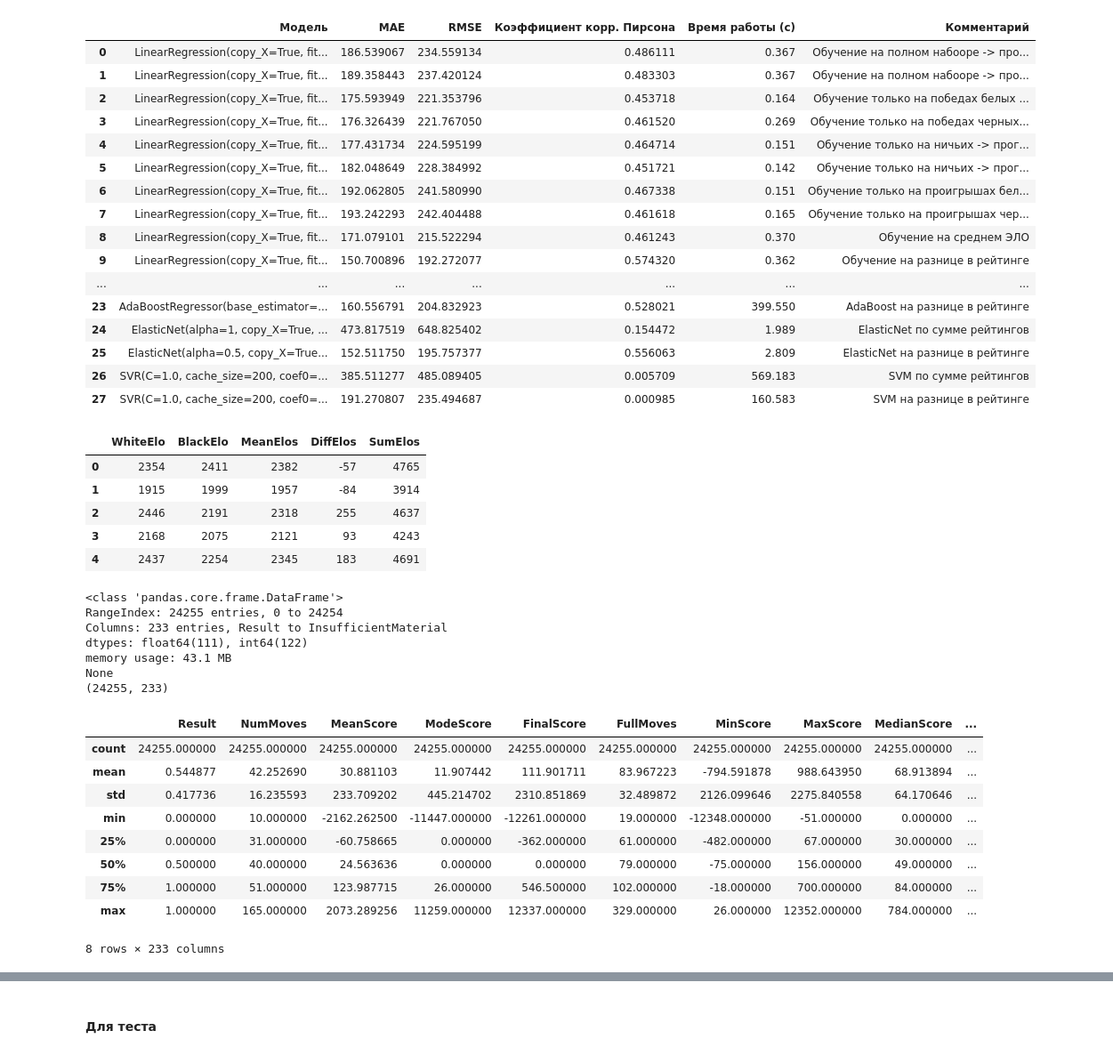
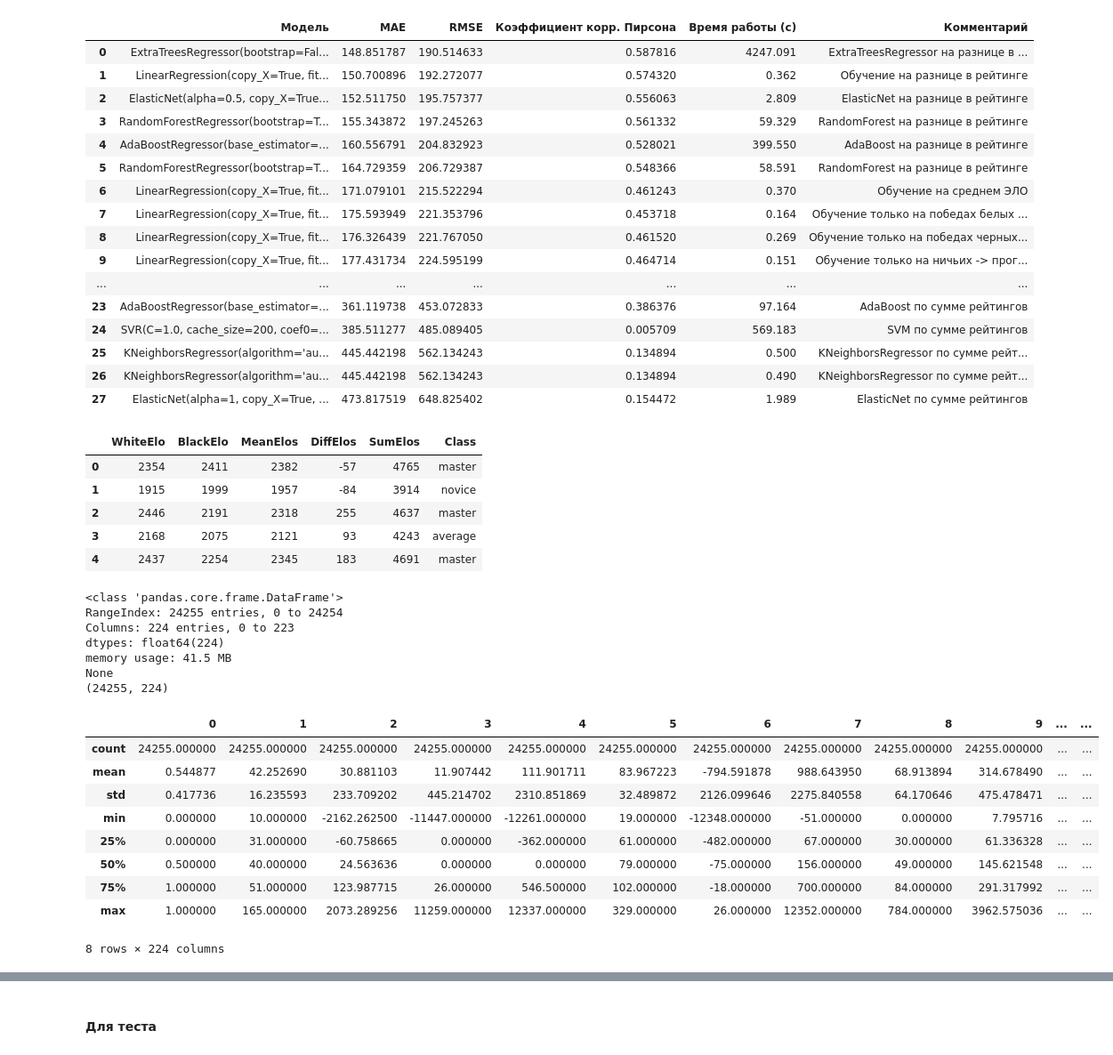
Before and after one commit to polinarod/PredictingRaitings, a Jupyter notebook: models/extra_trees_reg.ipynb, the cells around one changed output, grey strips where cells are left out. Shown: that part at 89% size. Drawn from its saved outputs; the diff is of its cells as text; code cells hidden in the pictures.

Commit message:
modeling by groups

```diff
--- a/models/extra_trees_reg.ipynb
+++ b/models/extra_trees_reg.ipynb
@@ -20,62 +20,63 @@ from sklearn.externals import joblib
 rand_st=4
 #simplefilter("ignore")
 # %%
-#output=pd.read_excel(r'C:\Users\Asus\PredictingRatings\models\results.xlsx')
-output=pd.read_excel(r'C:\Users\vznam\Downloads\PredictingRatings-master\models\results.xlsx')
+output=pd.read_excel(r'C:\Users\Asus\PredictingRatings\models\results.xlsx')
+#output=pd.read_excel(r'C:\Users\vznam\Downloads\PredictingRatings-master\models\results.xlsx')
 output
 # %% [output]
 |  | Модель | MAE | RMSE | Коэффициент корр. Пирсона | Время работы (c) | Комментарий |
-| 0 | LinearRegression(copy_X=True, fit... | 186.539067 | 234.559134 | 0.486111 | 0.367 | Обучение на полном набооре -> про... |
-| 1 | LinearRegression(copy_X=True, fit... | 189.358443 | 237.420124 | 0.483303 | 0.367 | Обучение на полном набооре -> про... |
-| 2 | LinearRegression(copy_X=True, fit... | 175.593949 | 221.353796 | 0.453718 | 0.164 | Обучение только на победах белых ... |
-| 3 | LinearRegression(copy_X=True, fit... | 176.326439 | 221.767050 | 0.461520 | 0.269 | Обучение только на победах черных... |
-| 4 | LinearRegression(copy_X=True, fit... | 177.431734 | 224.595199 | 0.464714 | 0.151 | Обучение только на ничьих -> прог... |
-| 5 | LinearRegression(copy_X=True, fit... | 182.048649 | 228.384992 | 0.451721 | 0.142 | Обучение только на ничьих -> прог... |
-| 6 | LinearRegression(copy_X=True, fit... | 192.062805 | 241.580990 | 0.467338 | 0.151 | Обучение только на проигрышах бел... |
-| 7 | LinearRegression(copy_X=True, fit... | 193.242293 | 242.404488 | 0.461618 | 0.165 | Обучение только на проигрышах чер... |
-| 8 | LinearRegression(copy_X=True, fit... | 171.079101 | 215.522294 | 0.461243 | 0.370 | Обучение на среднем ЭЛО |
-| 9 | LinearRegression(copy_X=True, fit... | 150.700896 | 192.272077 | 0.574320 | 0.362 | Обучение на разнице в рейтинге |
+| 0 | ExtraTreesRegressor(bootstrap=Fal... | 148.851787 | 190.514633 | 0.587816 | 4247.091 | ExtraTreesRegressor на разнице в ... |
+| 1 | LinearRegression(copy_X=True, fit... | 150.700896 | 192.272077 | 0.574320 | 0.362 | Обучение на разнице в рейтинге |
+| 2 | ElasticNet(alpha=0.5, copy_X=True... | 152.511750 | 195.757377 | 0.556063 | 2.809 | ElasticNet на разнице в рейтинге |
+| 3 | RandomForestRegressor(bootstrap=T... | 155.343872 | 197.245263 | 0.561332 | 59.329 | RandomForest на разнице в рейтинге |
+| 4 | AdaBoostRegressor(base_estimator=... | 160.556791 | 204.832923 | 0.528021 | 399.550 | AdaBoost на разнице в рейтинге |
+| 5 | RandomForestRegressor(bootstrap=T... | 164.729359 | 206.729387 | 0.548366 | 58.591 | RandomForest на разнице в рейтинге |
+| 6 | LinearRegression(copy_X=True, fit... | 171.079101 | 215.522294 | 0.461243 | 0.370 | Обучение на среднем ЭЛО |
+| 7 | LinearRegression(copy_X=True, fit... | 175.593949 | 221.353796 | 0.453718 | 0.164 | Обучение только на победах белых ... |
+| 8 | LinearRegression(copy_X=True, fit... | 176.326439 | 221.767050 | 0.461520 | 0.269 | Обучение только на победах черных... |
+| 9 | LinearRegression(copy_X=True, fit... | 177.431734 | 224.595199 | 0.464714 | 0.151 | Обучение только на ничьих -> прог... |
 | ... | ... | ... | ... | ... | ... | ... |
-| 23 | AdaBoostRegressor(base_estimator=... | 160.556791 | 204.832923 | 0.528021 | 399.550 | AdaBoost на разнице в рейтинге |
-| 24 | ElasticNet(alpha=1, copy_X=True, ... | 473.817519 | 648.825402 | 0.154472 | 1.989 | ElasticNet по сумме рейтингов |
-| 25 | ElasticNet(alpha=0.5, copy_X=True... | 152.511750 | 195.757377 | 0.556063 | 2.809 | ElasticNet на разнице в рейтинге |
-| 26 | SVR(C=1.0, cache_size=200, coef0=... | 385.511277 | 485.089405 | 0.005709 | 569.183 | SVM по сумме рейтингов |
-| 27 | SVR(C=1.0, cache_size=200, coef0=... | 191.270807 | 235.494687 | 0.000985 | 160.583 | SVM на разнице в рейтинге |
+| 23 | AdaBoostRegressor(base_estimator=... | 361.119738 | 453.072833 | 0.386376 | 97.164 | AdaBoost по сумме рейтингов |
+| 24 | SVR(C=1.0, cache_size=200, coef0=... | 385.511277 | 485.089405 | 0.005709 | 569.183 | SVM по сумме рейтингов |
+| 25 | KNeighborsRegressor(algorithm='au... | 445.442198 | 562.134243 | 0.134894 | 0.500 | KNeighborsRegressor по сумме рейт... |
+| 26 | KNeighborsRegressor(algorithm='au... | 445.442198 | 562.134243 | 0.134894 | 0.490 | KNeighborsRegressor по сумме рейт... |
+| 27 | ElasticNet(alpha=1, copy_X=True, ... | 473.817519 | 648.825402 | 0.154472 | 1.989 | ElasticNet по сумме рейтингов |
 # %%
-elos=pd.read_csv(r'C:\Users\vznam\Downloads\PredictingRatings-master\data\clean_elos.csv')
+#elos=pd.read_csv(r'C:\Users\vznam\Downloads\PredictingRatings-master\data\clean_elos.csv')
+elos=pd.read_csv(r'C:\Users\Asus\PredictingRatings\data\class_elos.csv')
 elos.head()
 # %% [output]
-|  | WhiteElo | BlackElo | MeanElos | DiffElos | SumElos |
-| 0 | 2354 | 2411 | 2382 | -57 | 4765 |
-| 1 | 1915 | 1999 | 1957 | -84 | 3914 |
-| 2 | 2446 | 2191 | 2318 | 255 | 4637 |
-| 3 | 2168 | 2075 | 2121 | 93 | 4243 |
-| 4 | 2437 | 2254 | 2345 | 183 | 4691 |
+|  | WhiteElo | BlackElo | MeanElos | DiffElos | SumElos | Class |
+| 0 | 2354 | 2411 | 2382 | -57 | 4765 | master |
+| 1 | 1915 | 1999 | 1957 | -84 | 3914 | novice |
+| 2 | 2446 | 2191 | 2318 | 255 | 4637 | master |
+| 3 | 2168 | 2075 | 2121 | 93 | 4243 | average |
+| 4 | 2437 | 2254 | 2345 | 183 | 4691 | master |
 # %%
 #features=pd.read_csv(r'C:\Users\Asus\PredictingRatings\data\features.csv')
-features=pd.read_csv(r'C:\Users\vznam\Downloads\PredictingRatings-master\data\features.csv')
+features=pd.read_csv(r'C:\Users\Asus\PredictingRatings\data\features_new.csv')
 
 print(features.info())
 print(features.shape)
 features.describe()
 # %% [output]
 <class 'pandas.core.frame.DataFrame'>
 RangeIndex: 24255 entries, 0 to 24254
-Columns: 233 entries, Result to InsufficientMaterial
-dtypes: float64(111), int64(122)
-memory usage: 43.1 MB
+Columns: 224 entries, 0 to 223
+dtypes: float64(224)
+memory usage: 41.5 MB
 None
-(24255, 233)
+(24255, 224)
-|  | Result | NumMoves | MeanScore | ModeScore | FinalScore | FullMoves | MinScore | MaxScore | MedianScore | ... |
-| count | 24255.000000 | 24255.000000 | 24255.000000 | 24255.000000 | 24255.000000 | 24255.000000 | 24255.000000 | 24255.000000 | 24255.000000 | ... |
-| mean | 0.544877 | 42.252690 | 30.881103 | 11.907442 | 111.901711 | 83.967223 | -794.591878 | 988.643950 | 68.913894 | ... |
-| std | 0.417736 | 16.235593 | 233.709202 | 445.214702 | 2310.851869 | 32.489872 | 2126.099646 | 2275.840558 | 64.170646 | ... |
-| min | 0.000000 | 10.000000 | -2162.262500 | -11447.000000 | -12261.000000 | 19.000000 | -12348.000000 | -51.000000 | 0.000000 | ... |
-| 25% | 0.000000 | 31.000000 | -60.758665 | 0.000000 | -362.000000 | 61.000000 | -482.000000 | 67.000000 | 30.000000 | ... |
-| 50% | 0.500000 | 40.000000 | 24.563636 | 0.000000 | 0.000000 | 79.000000 | -75.000000 | 156.000000 | 49.000000 | ... |
-| 75% | 1.000000 | 51.000000 | 123.987715 | 26.000000 | 546.500000 | 102.000000 | -18.000000 | 700.000000 | 84.000000 | ... |
-| max | 1.000000 | 165.000000 | 2073.289256 | 11259.000000 | 12337.000000 | 329.000000 | 26.000000 | 12352.000000 | 784.000000 | ... |
+|  | 0 | 1 | 2 | 3 | 4 | 5 | 6 | 7 | 8 | 9 | ... | ... |
+| count | 24255.000000 | 24255.000000 | 24255.000000 | 24255.000000 | 24255.000000 | 24255.000000 | 24255.000000 | 24255.000000 | 24255.000000 | 24255.000000 | ... | ... |
+| mean | 0.544877 | 42.252690 | 30.881103 | 11.907442 | 111.901711 | 83.967223 | -794.591878 | 988.643950 | 68.913894 | 314.678490 | ... | ... |
+| std | 0.417736 | 16.235593 | 233.709202 | 445.214702 | 2310.851869 | 32.489872 | 2126.099646 | 2275.840558 | 64.170646 | 475.478471 | ... | ... |
+| min | 0.000000 | 10.000000 | -2162.262500 | -11447.000000 | -12261.000000 | 19.000000 | -12348.000000 | -51.000000 | 0.000000 | 7.795716 | ... | ... |
+| 25% | 0.000000 | 31.000000 | -60.758665 | 0.000000 | -362.000000 | 61.000000 | -482.000000 | 67.000000 | 30.000000 | 61.336328 | ... | ... |
+| 50% | 0.500000 | 40.000000 | 24.563636 | 0.000000 | 0.000000 | 79.000000 | -75.000000 | 156.000000 | 49.000000 | 145.621548 | ... | ... |
+| 75% | 1.000000 | 51.000000 | 123.987715 | 26.000000 | 546.500000 | 102.000000 | -18.000000 | 700.000000 | 84.000000 | 291.317992 | ... | ... |
+| max | 1.000000 | 165.000000 | 2073.289256 | 11259.000000 | 12337.000000 | 329.000000 | 26.000000 | 12352.000000 | 784.000000 | 3962.575036 | ... | ... |
-8 rows × 233 columns
+8 rows × 224 columns
 # %%
 target_white=elos['WhiteElo']
 target_black=elos['BlackElo']
```
Also changed, not shown: parts of 6 cells of this notebook, 4 other files.
